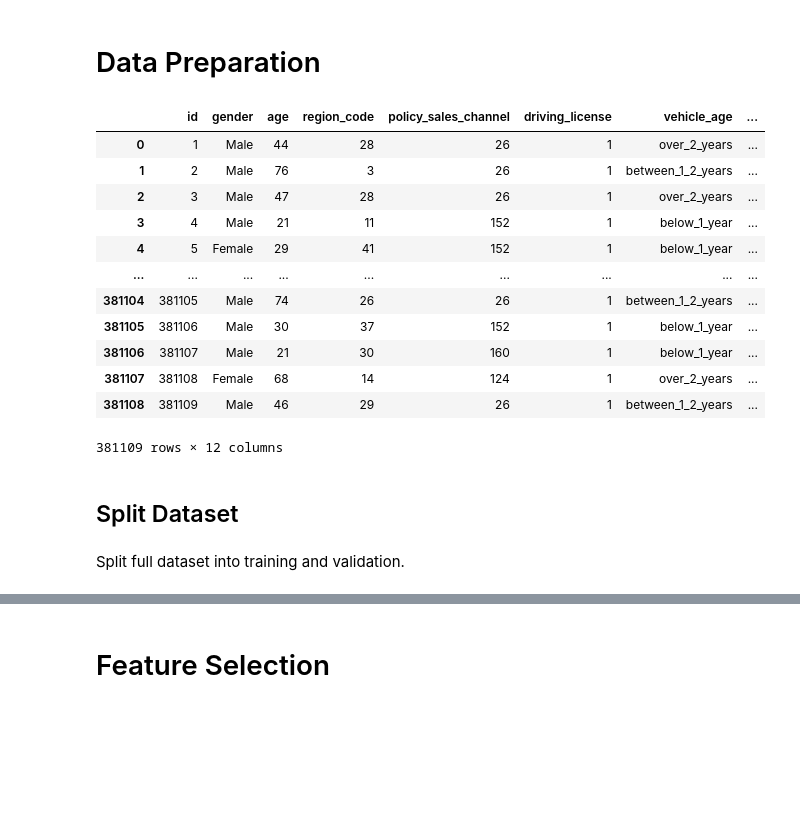
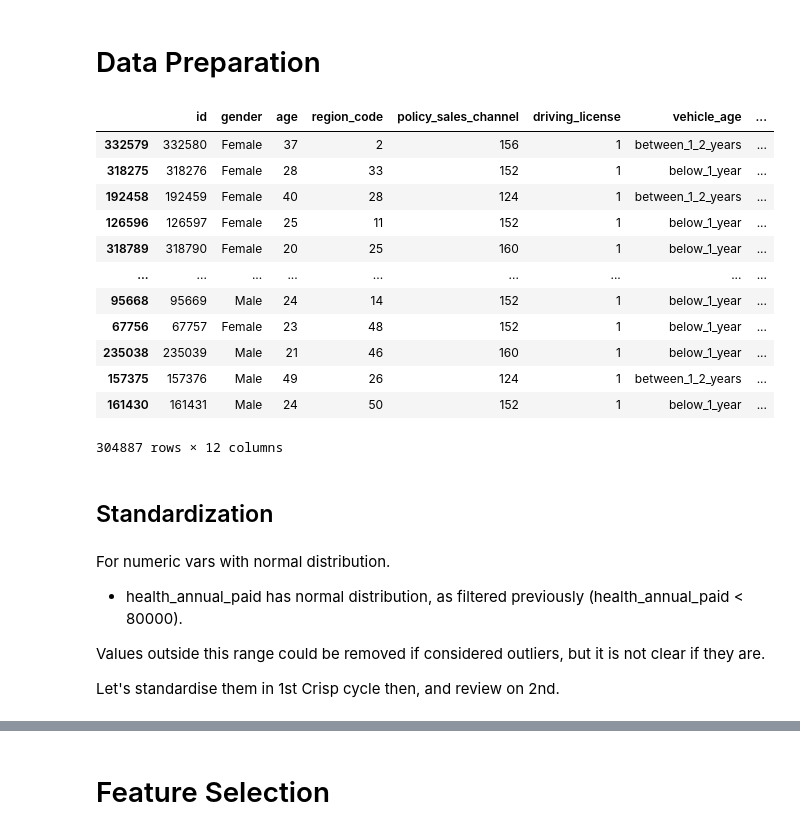
Before and after one commit to nortonvanz/Health-Insurance-Ranking, a Jupyter notebook: health_insurance_cross-sell/notebooks/1.0-nmv-health_insurance_cross-sell.ipynb, the cells around one changed output, grey strips where cells are left out. Saved outputs shown, nothing was run; the diff lists cells and outputs as text; code cells hidden in the pictures; blank space fills up the shorter version.

```diff
--- a/health_insurance_cross-sell/notebooks/1.0-nmv-health_insurance_cross-sell.ipynb
+++ b/health_insurance_cross-sell/notebooks/1.0-nmv-health_insurance_cross-sell.ipynb
@@ -1010,23 +1035,19 @@ print(tabulate(tab_hyp, headers='firstrow', stralign='left', tablefmt='pipe'))
 # %% [markdown]
 # Data Preparation
 # %%
-df4 = pd.read_csv(datapath+'feature_engeneering_done.csv')
+df4 = pd.read_csv(datapath+'df3_feature_engeneering_done.csv', index_col=0)
 df4
 # %% [output]
 |  | id | gender | age | region_code | policy_sales_channel | driving_license | vehicle_age | ... |
-| 0 | 1 | Male | 44 | 28 | 26 | 1 | over_2_years | ... |
-| 1 | 2 | Male | 76 | 3 | 26 | 1 | between_1_2_years | ... |
-| 2 | 3 | Male | 47 | 28 | 26 | 1 | over_2_years | ... |
-| 3 | 4 | Male | 21 | 11 | 152 | 1 | below_1_year | ... |
-| 4 | 5 | Female | 29 | 41 | 152 | 1 | below_1_year | ... |
+| 332579 | 332580 | Female | 37 | 2 | 156 | 1 | between_1_2_years | ... |
+| 318275 | 318276 | Female | 28 | 33 | 152 | 1 | below_1_year | ... |
+| 192458 | 192459 | Female | 40 | 28 | 124 | 1 | between_1_2_years | ... |
+| 126596 | 126597 | Female | 25 | 11 | 152 | 1 | below_1_year | ... |
+| 318789 | 318790 | Female | 20 | 25 | 160 | 1 | below_1_year | ... |
 | ... | ... | ... | ... | ... | ... | ... | ... | ... |
-| 381104 | 381105 | Male | 74 | 26 | 26 | 1 | between_1_2_years | ... |
-| 381105 | 381106 | Male | 30 | 37 | 152 | 1 | below_1_year | ... |
-| 381106 | 381107 | Male | 21 | 30 | 160 | 1 | below_1_year | ... |
-| 381107 | 381108 | Female | 68 | 14 | 124 | 1 | over_2_years | ... |
-| 381108 | 381109 | Male | 46 | 29 | 26 | 1 | between_1_2_years | ... |
+| 95668 | 95669 | Male | 24 | 14 | 152 | 1 | below_1_year | ... |
+| 67756 | 67757 | Female | 23 | 48 | 152 | 1 | below_1_year | ... |
+| 235038 | 235039 | Male | 21 | 46 | 160 | 1 | below_1_year | ... |
+| 157375 | 157376 | Male | 49 | 26 | 124 | 1 | between_1_2_years | ... |
+| 161430 | 161431 | Male | 24 | 50 | 152 | 1 | below_1_year | ... |
-381109 rows × 12 columns
+304887 rows × 12 columns
-# %% [markdown]
-## Split Dataset
-# %% [markdown]
-Split full dataset into training and validation.
@@ -1039,0 +1054,10 @@ df4 = pd.concat( [x_train, y_train], axis=1 )
+# %% [markdown]
+## Standardization
+# %% [markdown]
+For numeric vars with normal distribution.
+
+- health_annual_paid has normal distribution, as filtered previously (health_annual_paid < 80000).
+
+Values outside this range could be removed if considered outliers, but it is not clear if they are.
+
+Let's standardise them in 1st Crisp cycle then, and review on 2nd.
```
Also changed, not shown: parts of 270 cells of this notebook, 16 other files.
